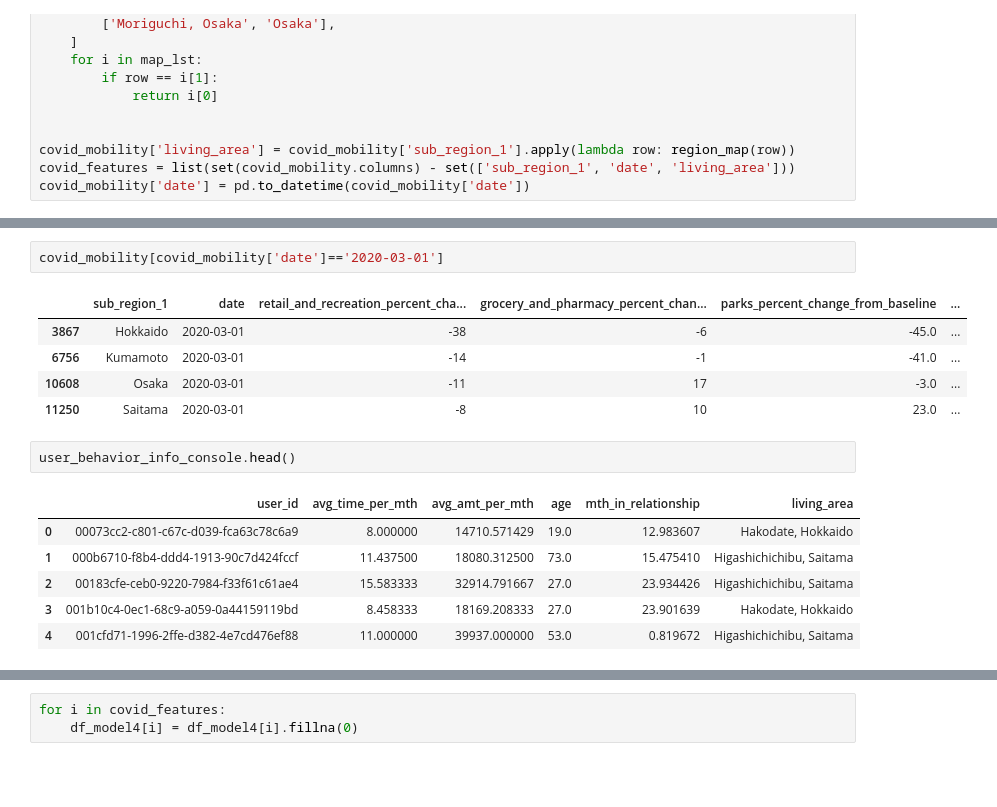
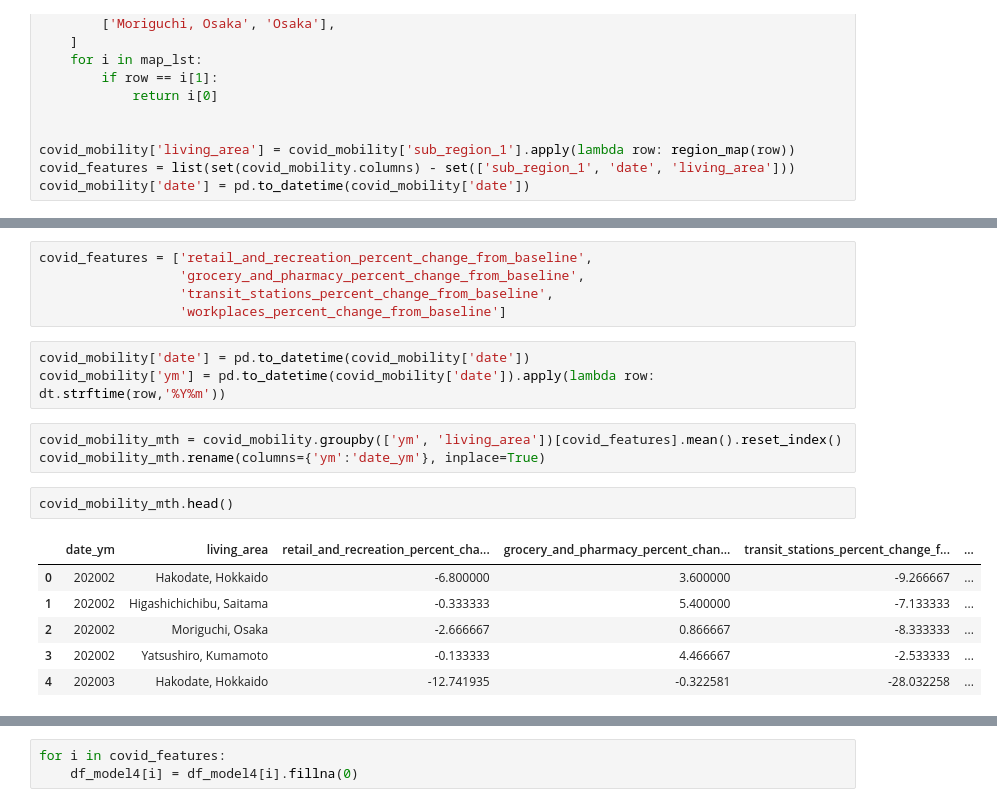
Before and after one commit to Nampq281/ts_demand_sale_forecast, a Jupyter notebook: model_run.ipynb, the cells around one changed output, grey strips where cells are left out. Drawn from its saved outputs; the diff is of its cells as text; blank space fills up the shorter version.

```diff
--- a/model_run.ipynb
+++ b/model_run.ipynb
@@ -1286,17 +1296,20 @@ Timestamp('2021-12-31 00:00:00')
-# %%
-covid_mobility[covid_mobility['date']=='2020-03-01']
-# %% [output]
-|  | sub_region_1 | date | retail_and_recreation_percent_cha... | grocery_and_pharmacy_percent_chan... | parks_percent_change_from_baseline | ... |
-| 3867 | Hokkaido | 2020-03-01 | -38 | -6 | -45.0 | ... |
-| 6756 | Kumamoto | 2020-03-01 | -14 | -1 | -41.0 | ... |
-| 10608 | Osaka | 2020-03-01 | -11 | 17 | -3.0 | ... |
-| 11250 | Saitama | 2020-03-01 | -8 | 10 | 23.0 | ... |
+# %%
+covid_features = ['retail_and_recreation_percent_change_from_baseline',
+                  'grocery_and_pharmacy_percent_change_from_baseline',
+                  'transit_stations_percent_change_from_baseline',
+                  'workplaces_percent_change_from_baseline']
+# %%
+covid_mobility['date'] = pd.to_datetime(covid_mobility['date'])
+covid_mobility['ym'] = pd.to_datetime(covid_mobility['date']).apply(lambda row: dt.strftime(row,'%Y%m'))
+# %%
+covid_mobility_mth = covid_mobility.groupby(['ym', 'living_area'])[covid_features].mean().reset_index()
+covid_mobility_mth.rename(columns={'ym':'date_ym'}, inplace=True)
 # %%
-user_behavior_info_console.head()
+covid_mobility_mth.head()
 # %% [output]
-|  | user_id | avg_time_per_mth | avg_amt_per_mth | age | mth_in_relationship | living_area |
-| 0 | 00073cc2-c801-c67c-d039-fca63c78c6a9 | 8.000000 | 14710.571429 | 19.0 | 12.983607 | Hakodate, Hokkaido |
-| 1 | 000b6710-f8b4-ddd4-1913-90c7d424fccf | 11.437500 | 18080.312500 | 73.0 | 15.475410 | Higashichichibu, Saitama |
-| 2 | 00183cfe-ceb0-9220-7984-f33f61c61ae4 | 15.583333 | 32914.791667 | 27.0 | 23.934426 | Higashichichibu, Saitama |
-| 3 | 001b10c4-0ec1-68c9-a059-0a44159119bd | 8.458333 | 18169.208333 | 27.0 | 23.901639 | Hakodate, Hokkaido |
-| 4 | 001cfd71-1996-2ffe-d382-4e7cd476ef88 | 11.000000 | 39937.000000 | 53.0 | 0.819672 | Higashichichibu, Saitama |
+|  | date_ym | living_area | retail_and_recreation_percent_cha... | grocery_and_pharmacy_percent_chan... | transit_stations_percent_change_f... | ... |
+| 0 | 202002 | Hakodate, Hokkaido | -6.800000 | 3.600000 | -9.266667 | ... |
+| 1 | 202002 | Higashichichibu, Saitama | -0.333333 | 5.400000 | -7.133333 | ... |
+| 2 | 202002 | Moriguchi, Osaka | -2.666667 | 0.866667 | -8.333333 | ... |
+| 3 | 202002 | Yatsushiro, Kumamoto | -0.133333 | 4.466667 | -2.533333 | ... |
+| 4 | 202003 | Hakodate, Hokkaido | -12.741935 | -0.322581 | -28.032258 | ... |
```
Also changed, not shown: parts of 56 cells of this notebook.
